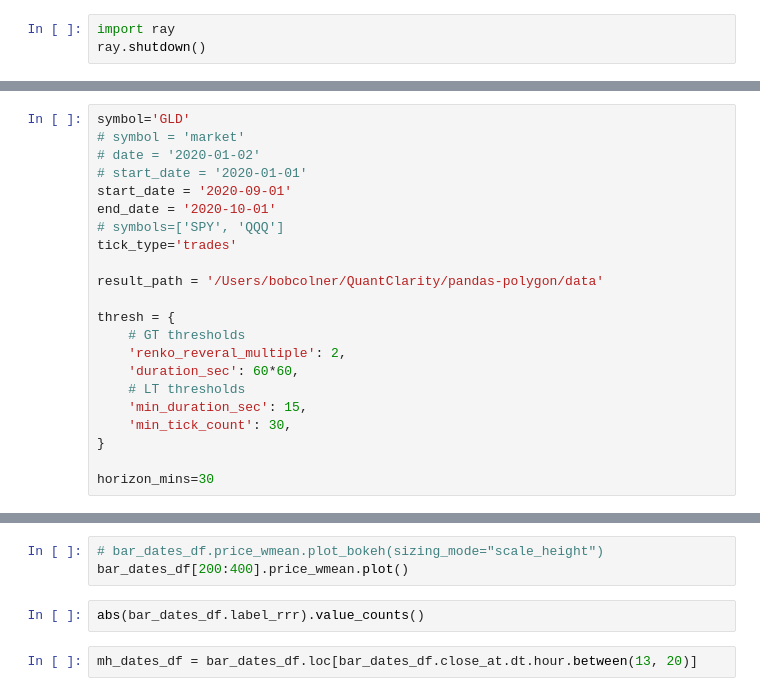
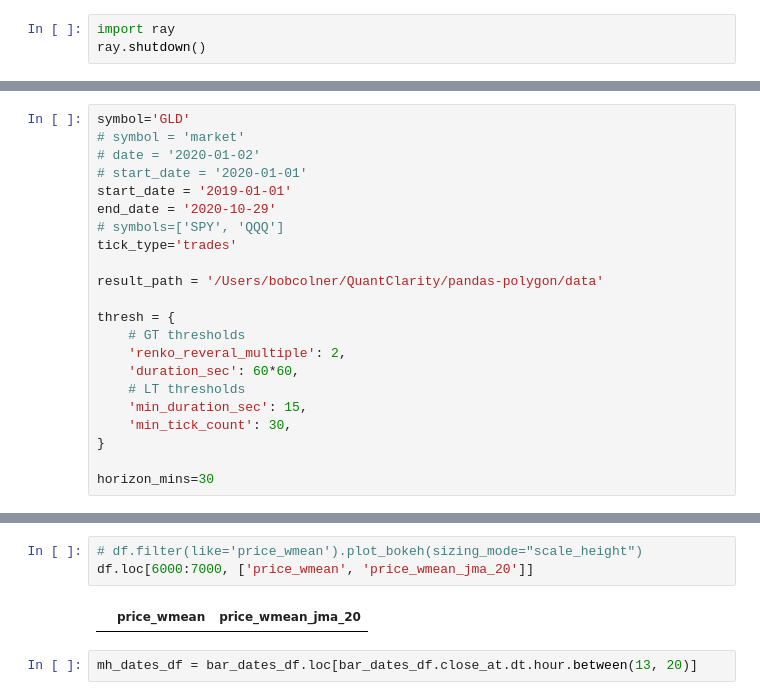
Before and after one commit to bobcolner/pandas-polygon, a Jupyter notebook: notebook.ipynb, the cells around one changed output, grey strips where cells are left out. Drawn from its saved outputs; the diff is of its cells as text.

```diff
--- a/notebook.ipynb
+++ b/notebook.ipynb
@@ -62,8 +43,8 @@ symbol='GLD'
 # symbol = 'market'
 # date = '2020-01-02'
 # start_date = '2020-01-01'
-start_date = '2020-09-01'
-end_date = '2020-10-01'
+start_date = '2019-01-01'
+end_date = '2020-10-29'
 # symbols=['SPY', 'QQQ']
 tick_type='trades'
 
@@ -101,8 +121,8 @@ bar_dates_df.price_wq50.diff().autocorr(1)
 # %%
-# bar_dates_df.price_wmean.plot_bokeh(sizing_mode="scale_height")
-bar_dates_df[200:400].price_wmean.plot()
+# df.filter(like='price_wmean').plot_bokeh(sizing_mode="scale_height")
+df.loc[6000:7000, ['price_wmean', 'price_wmean_jma_20']]
+# %% [output]
+|  | price_wmean | price_wmean_jma_20 |
-# %%
-abs(bar_dates_df.label_rrr).value_counts()
 # %%
 mh_dates_df = bar_dates_df.loc[bar_dates_df.close_at.dt.hour.between(13, 20)]
 # %%
```
Also changed, not shown: parts of 15 cells of this notebook, 12 other files.
